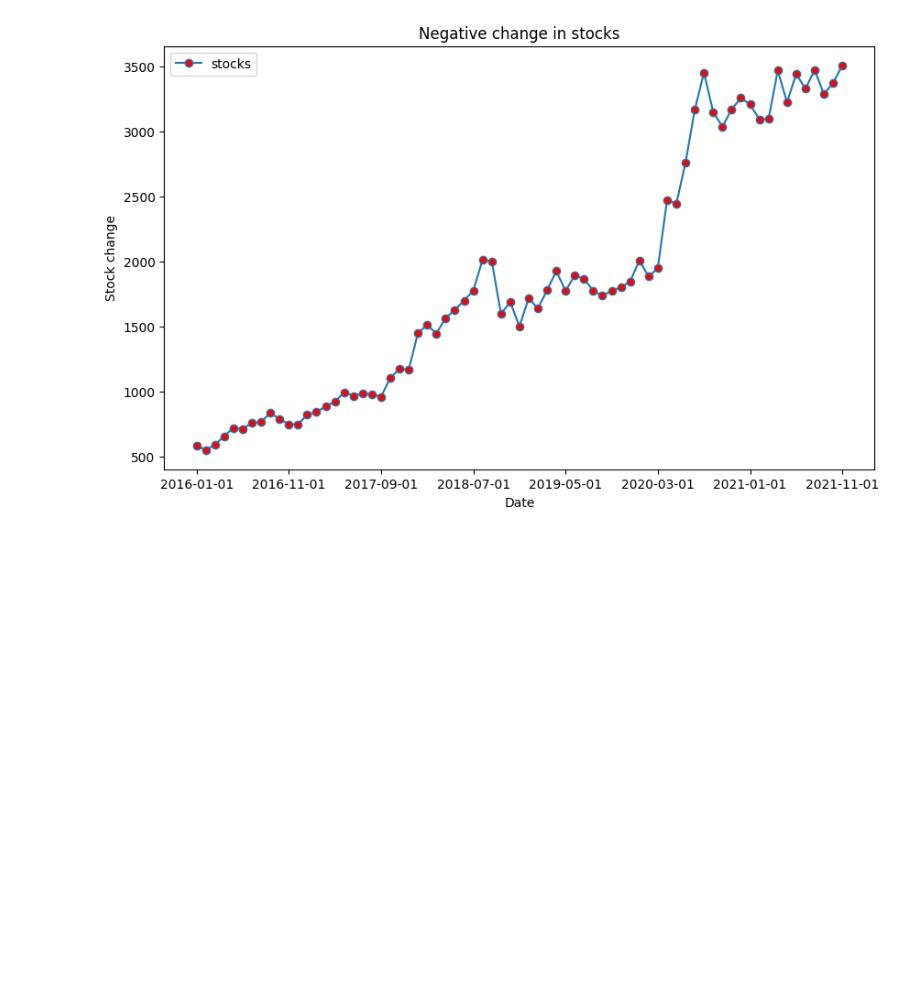
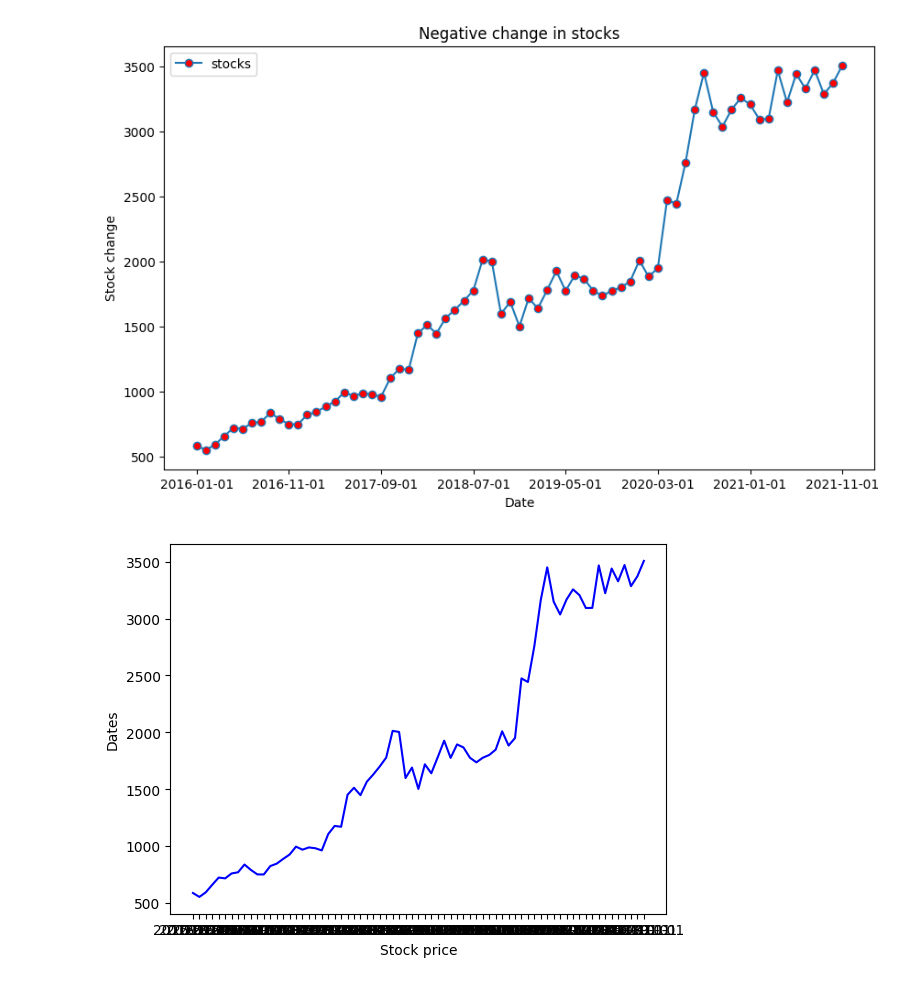
Before and after one commit to andres925922/DataScience-Coder, a Jupyter notebook: Desafíos/Desafío clase 6/Desafío clase nro 6.ipynb, the cells around one changed output. Saved outputs shown, nothing was run; the diff lists cells and outputs as text; code cells hidden in the pictures; blank space fills up the shorter version.

```diff
--- a/Desafíos/Desafío clase 6/Desafío clase nro 6.ipynb
+++ b/Desafíos/Desafío clase 6/Desafío clase nro 6.ipynb
@@ -143,3 +153,31 @@ new_AMZ_df.plot(
 # %% [output]
 <AxesSubplot:title={'center':'Negative change in stocks'}, xlabel='Date', ylabel='Stock change'>
 [figure]
+# %%
+#data
+x  = list(new_AMZ_df["date"])
+y = list(new_AMZ_df["stocks"])
+
+plt.figsize = (10, 6)
+
+for i in range(0, len(new_AMZ_df["date"])):
+        evaluate = i in list(negative_changes_AMZN_df["date"])
+        if (evaluate):
+            plt.plot(x[i], y[i], linestyle="None", marker="o", markersize=8, markerfacecolor="red")
+        else:
+            plt.plot(x[i], y[i], linestyle="None", marker=".", markersize=8, markerfacecolor="blue")
+
+
+
+plt.plot(x, y, color="blue")
+
+
+# plt.xlim(np.min(x)-1.3, np.max(x)+1.3) #optional
+# plt.ylim(np.min(y)-1.3, np.max(y)+1.3) #optional
+
+plt.xlabel("Stock price")
+plt.ylabel("Dates")
+
+plt.show()
+# %% [output]
+[figure, added]
```
Also changed, not shown: parts of 3 cells of this notebook, 2 other files.
